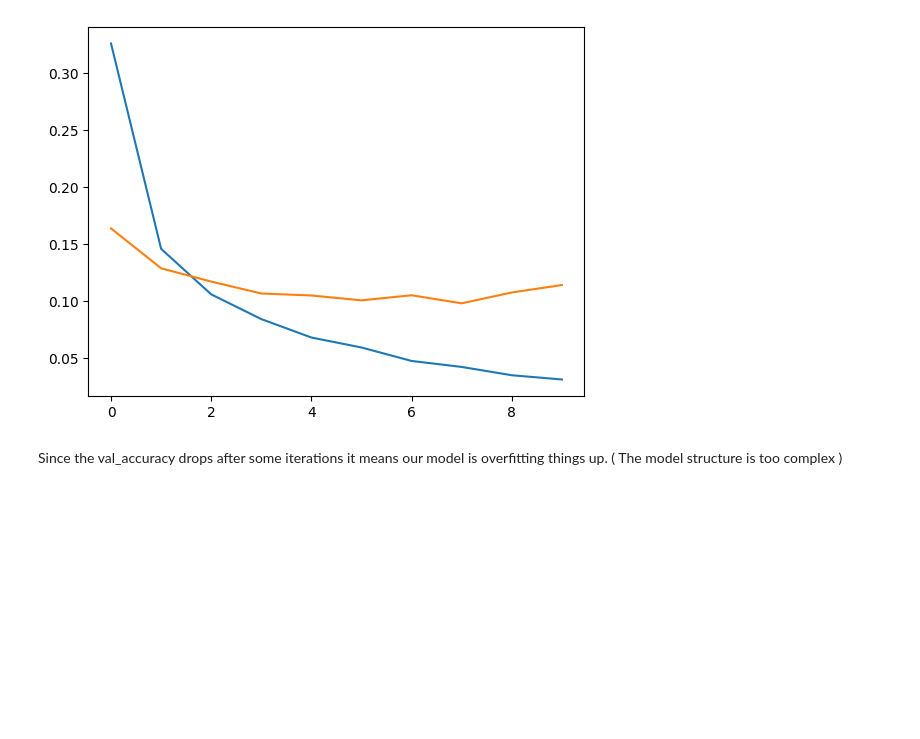
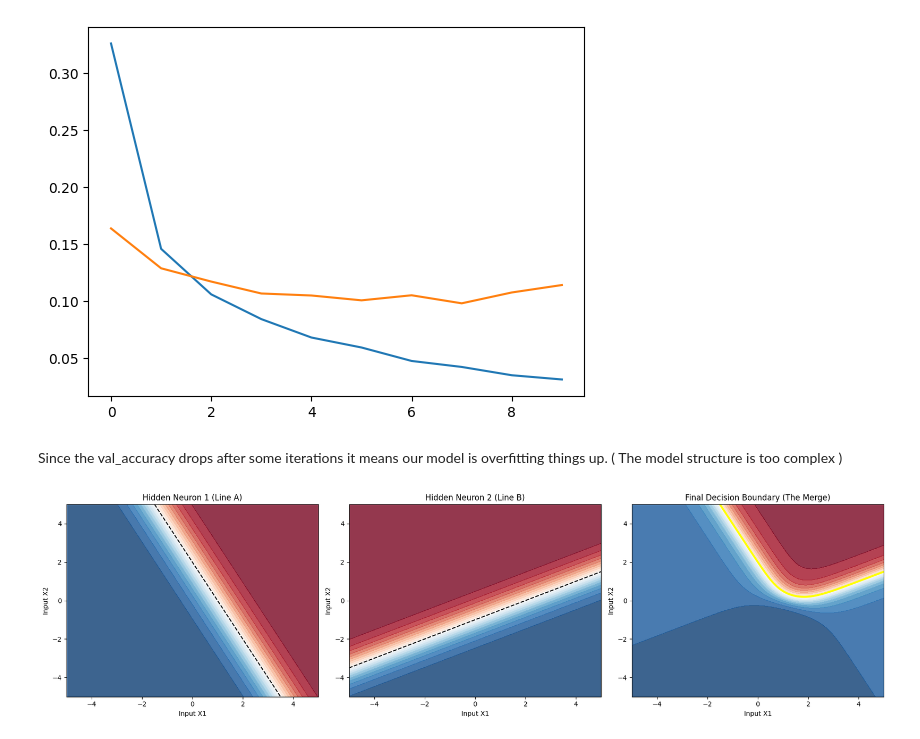
Before and after one commit to shahwaiz-9/Deep-Learning, a Jupyter notebook: MNIST_(_Neural_Network_).ipynb, the cells around one changed output. Saved outputs shown, nothing was run; the diff lists cells and outputs as text; code cells hidden in the pictures; blank space fills up the shorter version.

```diff
--- a/MNIST_(_Neural_Network_).ipynb
+++ b/MNIST_(_Neural_Network_).ipynb
@@ -131,3 +133,58 @@ plt.plot(history.history['val_loss'])
 [figure]
 # %% [markdown]
 Since the val_accuracy drops after some iterations it means our model is overfitting things up. ( The model structure is too complex )
+# %%
+import numpy as np
+import matplotlib.pyplot as plt
+
+def sigmoid(x):
+    return 1 / (1 + np.exp(-x))
+
+# 1. Create a grid of points (the 2D space)
+x = np.linspace(-5, 5, 200)
+y = np.linspace(-5, 5, 200)
+X, Y = np.meshgrid(x, y)
+
+# 2. Define two "Lines" (Hidden Neurons)
+# Neuron 1: Vertical-ish line (x + 0.5y - 1 = 0)
+# Neuron 2: Horizontal-ish line (0.2x + y + 1 = 0)
+z1 = 2*X + 1*Y - 2
+z2 = -1*X + 2*Y + 2
+
+# Apply Sigmoid Activation to each "line"
+h1 = sigmoid(z1)
+h2 = sigmoid(z2)
+
+# 3. Combine them in the Output Layer (The Decision)
+# Try changing these weights to see the boundary shift!
+# Positive weights usually create an "AND" or "OR" intersection.
+w1, w2, bias = 5, 5, -7.5
+output = sigmoid(w1 * h1 + w2 * h2 + bias)
+
+# --- Plotting ---
+fig, ax = plt.subplots(1, 3, figsize=(18, 5))
+
+# Plot Hidden Neuron 1
+ax[0].contourf(X, Y, h1, levels=20, cmap='RdBu_r', alpha=0.8)
+ax[0].set_title("Hidden Neuron 1 (Line A)")
+ax[0].contour(X, Y, z1, levels=[0], colors='black', linestyles='dashed')
+
+# Plot Hidden Neuron 2
+ax[1].contourf(X, Y, h2, levels=20, cmap='RdBu_r', alpha=0.8)
+ax[1].set_title("Hidden Neuron 2 (Line B)")
+ax[1].contour(X, Y, z2, levels=[0], colors='black', linestyles='dashed')
+
+# Plot Combined Output
+# The black line here is the final Decision Boundary (where output = 0.5)
+ax[2].contourf(X, Y, output, levels=20, cmap='RdBu_r', alpha=0.8)
+ax[2].contour(X, Y, output, levels=[0.5], colors='yellow', linewidths=3)
+ax[2].set_title("Final Decision Boundary (The Merge)")
+
+for a in ax:
+    a.set_xlabel("Input X1")
+    a.set_ylabel("Input X2")
+
+plt.tight_layout()
+plt.show()
+# %% [output]
+[figure, added]
```
Also changed, not shown: parts of 3 cells of this notebook.
